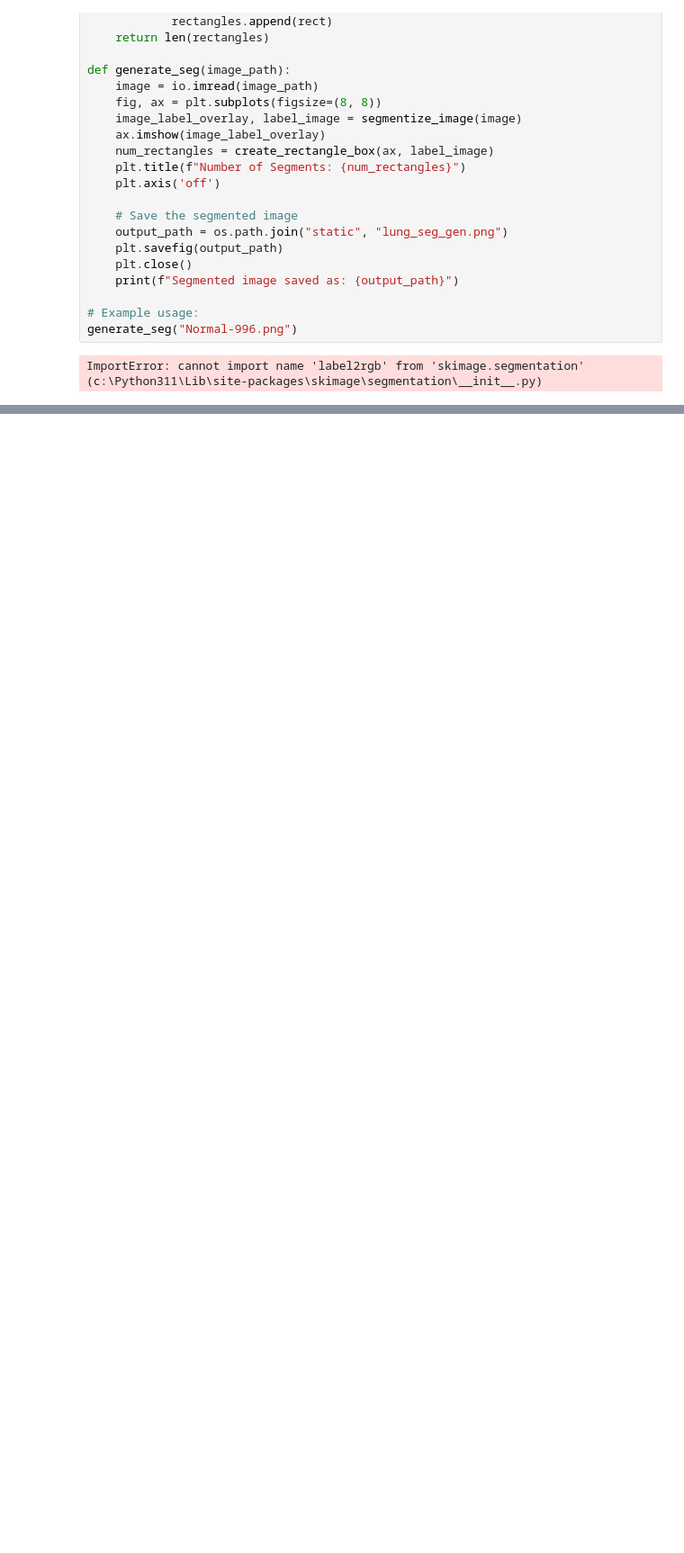
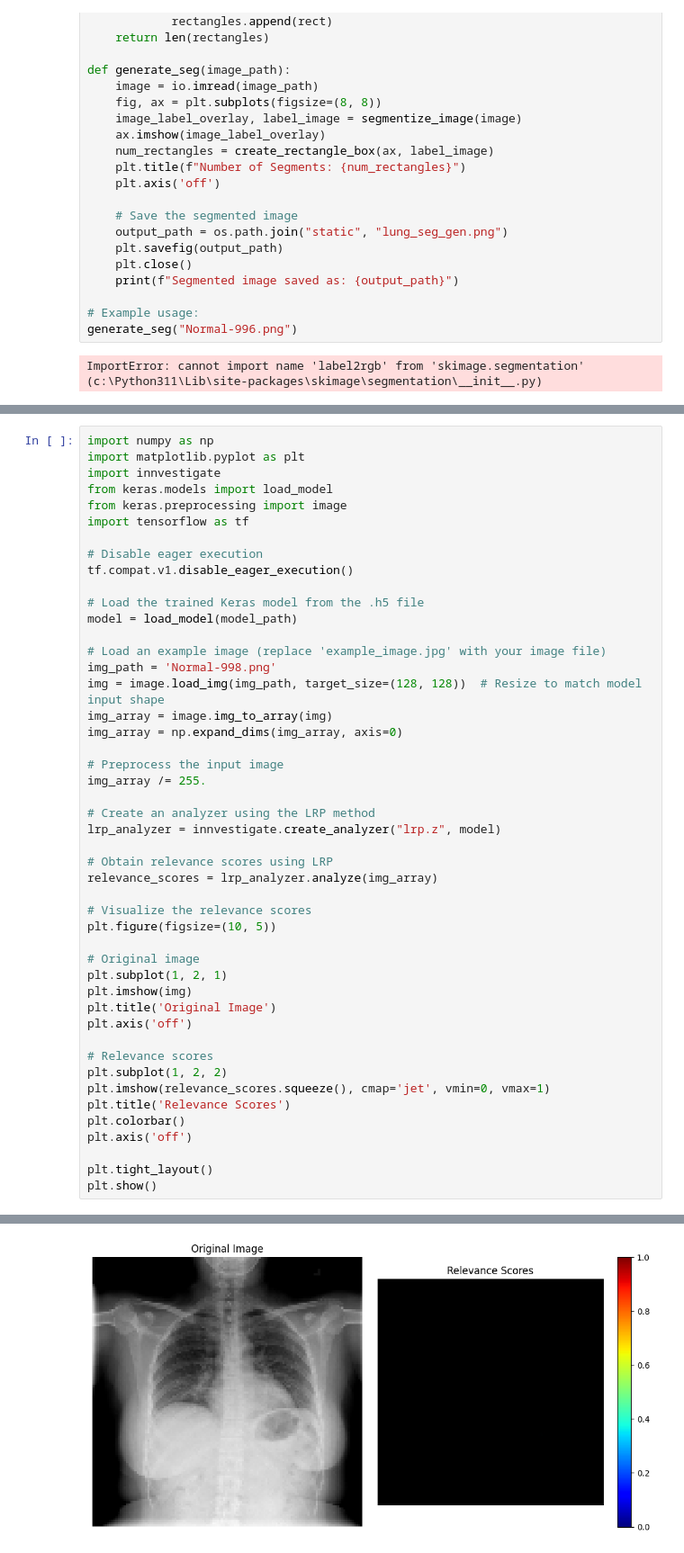
Before and after one commit to prasadnakhate1705/Final_year, a Jupyter notebook: lungsegm.ipynb, the cells around one changed output, grey strips where cells are left out. Shown at 90% size. Drawn from its saved outputs; the diff is of its cells as text; blank space fills up the shorter version.

```diff
--- a/lungsegm.ipynb
+++ b/lungsegm.ipynb
@@ -479,0 +881,48 @@ ImportError: cannot import name 'label2rgb' from 'skimage.segmentation' (c:\Pyth
+# %%
+import numpy as np
+import matplotlib.pyplot as plt
+import innvestigate
+from keras.models import load_model
+from keras.preprocessing import image
+import tensorflow as tf
+
+# Disable eager execution
+tf.compat.v1.disable_eager_execution()
+
+# Load the trained Keras model from the .h5 file
+model = load_model(model_path)
+
+# Load an example image (replace 'example_image.jpg' with your image file)
+img_path = 'Normal-998.png'
+img = image.load_img(img_path, target_size=(128, 128))  # Resize to match model input shape
+img_array = image.img_to_array(img)
+img_array = np.expand_dims(img_array, axis=0)
+
+# Preprocess the input image
+img_array /= 255.
+
+# Create an analyzer using the LRP method
+lrp_analyzer = innvestigate.create_analyzer("lrp.z", model)
+
+# Obtain relevance scores using LRP
+relevance_scores = lrp_analyzer.analyze(img_array)
+
+# Visualize the relevance scores
+plt.figure(figsize=(10, 5))
+
+# Original image
+plt.subplot(1, 2, 1)
+plt.imshow(img)
+plt.title('Original Image')
+plt.axis('off')
+
+# Relevance scores
+plt.subplot(1, 2, 2)
+plt.imshow(relevance_scores.squeeze(), cmap='jet', vmin=0, vmax=1)
+plt.title('Relevance Scores')
+plt.colorbar()
+plt.axis('off')
+
+plt.tight_layout()
+plt.show()
+# %% [output]
@@ -479,0 +930 @@ ImportError: cannot import name 'label2rgb' from 'skimage.segmentation' (c:\Pyth
+[figure, added]
```
Also changed, not shown: parts of 18 cells of this notebook, 36 other files.
